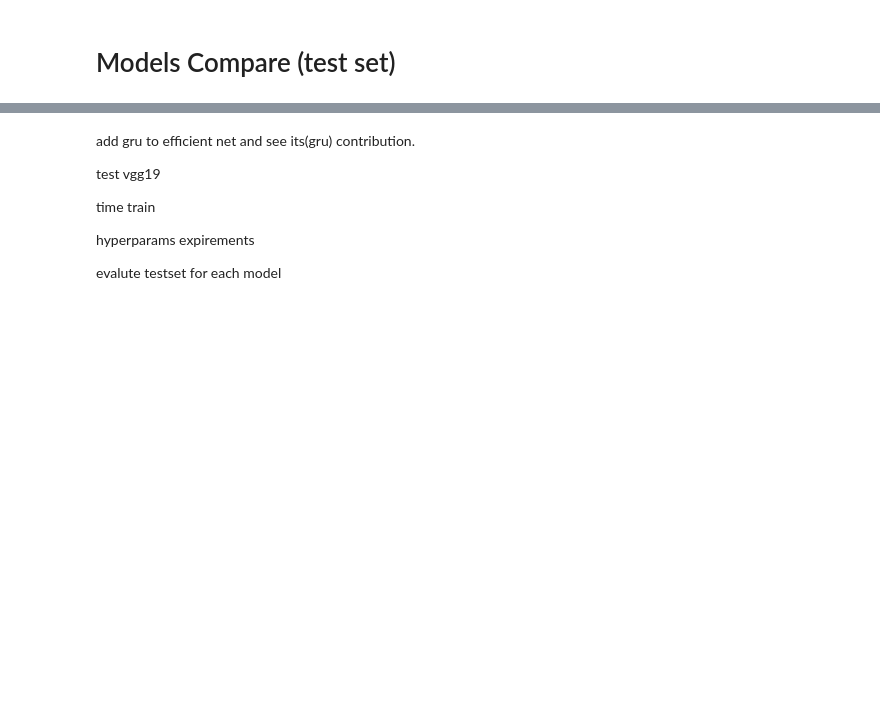
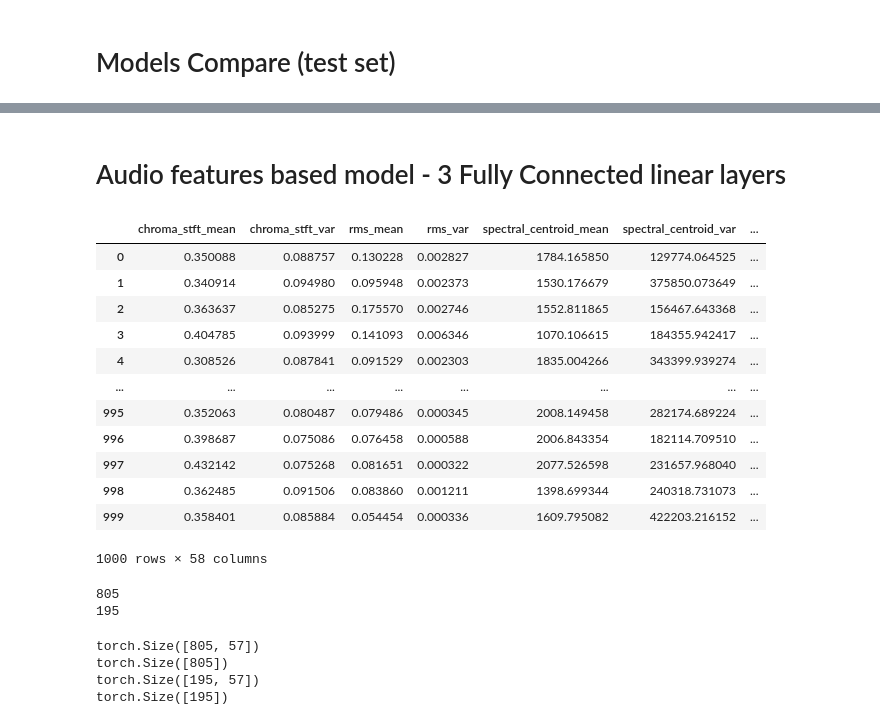
Before and after one commit to omier/music-genre-classifier, a Jupyter notebook: DL_Final_Project.ipynb, the cells around one changed output, grey strips where cells are left out. Saved outputs shown, nothing was run; the diff lists cells and outputs as text; code cells hidden in the pictures; blank space fills up the shorter version.

Commit message:
Add Feed-Forward NN trained with audio extracted features, pretty print metrics during training function

```diff
--- a/DL_Final_Project.ipynb
+++ b/DL_Final_Project.ipynb
@@ -604,13 +606,56 @@ plot(cnngru_history)
 # %%
 evaluate(cnngru, nn.CrossEntropyLoss(), sets=['test'])
-# %% [markdown]
-
-add gru to efficient net and see its(gru) contribution.
-
-test vgg19
-
-time train
-
-hyperparams expirements
-
-evalute testset for each model
+# %% [markdown]
+# Audio features based model - 3 Fully Connected linear layers
+# %%
+extracted_features_path = 'music-genre-classifier/Data/features_30_sec.csv'
+audio_features_df = pd.read_csv(extracted_features_path)
+# %%
+audio_features_df = audio_features_df.drop(columns=['filename','length'])
+# %%
+audio_features_df["label"] = audio_features_df["label"].astype('category').cat.codes
+# %%
+audio_features_df
+# %% [output]
+|  | chroma_stft_mean | chroma_stft_var | rms_mean | rms_var | spectral_centroid_mean | spectral_centroid_var | ... |
+| 0 | 0.350088 | 0.088757 | 0.130228 | 0.002827 | 1784.165850 | 129774.064525 | ... |
+| 1 | 0.340914 | 0.094980 | 0.095948 | 0.002373 | 1530.176679 | 375850.073649 | ... |
+| 2 | 0.363637 | 0.085275 | 0.175570 | 0.002746 | 1552.811865 | 156467.643368 | ... |
+| 3 | 0.404785 | 0.093999 | 0.141093 | 0.006346 | 1070.106615 | 184355.942417 | ... |
+| 4 | 0.308526 | 0.087841 | 0.091529 | 0.002303 | 1835.004266 | 343399.939274 | ... |
+| ... | ... | ... | ... | ... | ... | ... | ... |
+| 995 | 0.352063 | 0.080487 | 0.079486 | 0.000345 | 2008.149458 | 282174.689224 | ... |
+| 996 | 0.398687 | 0.075086 | 0.076458 | 0.000588 | 2006.843354 | 182114.709510 | ... |
+| 997 | 0.432142 | 0.075268 | 0.081651 | 0.000322 | 2077.526598 | 231657.968040 | ... |
+| 998 | 0.362485 | 0.091506 | 0.083860 | 0.001211 | 1398.699344 | 240318.731073 | ... |
+| 999 | 0.358401 | 0.085884 | 0.054454 | 0.000336 | 1609.795082 | 422203.216152 | ... |
+1000 rows × 58 columns
+# %%
+msk = np.random.rand(len(audio_features_df)) <= 0.8
+train_audio_features_df = audio_features_df[msk]
+validate_audio_features_df = audio_features_df[~msk]
+print(len(train_audio_features_df))
+print(len(validate_audio_features_df))
+# %% [output]
+805
+195
+# %%
+def seperate_xy(df, label_column_name='label'):
+  return df.drop(columns=[label_column_name]), df[label_column_name]
+
+def subset_to_tensor(df, label_column_name='label'):
+    x, y = seperate_xy(df, label_column_name)
+    return torch.from_numpy(x.values).float().to(device), torch.from_numpy(y.values).long().to(device)
+
+train_features, train_labels = subset_to_tensor(train_audio_features_df)
+validate_features, validate_labels = subset_to_tensor(validate_audio_features_df)
+
+print(train_features.shape)
+print(train_labels.shape)
+print(validate_features.shape)
+print(validate_labels.shape)
+# %% [output]
+torch.Size([805, 57])
+torch.Size([805])
+torch.Size([195, 57])
+torch.Size([195])
```
Also changed, not shown: parts of 26 cells of this notebook.
